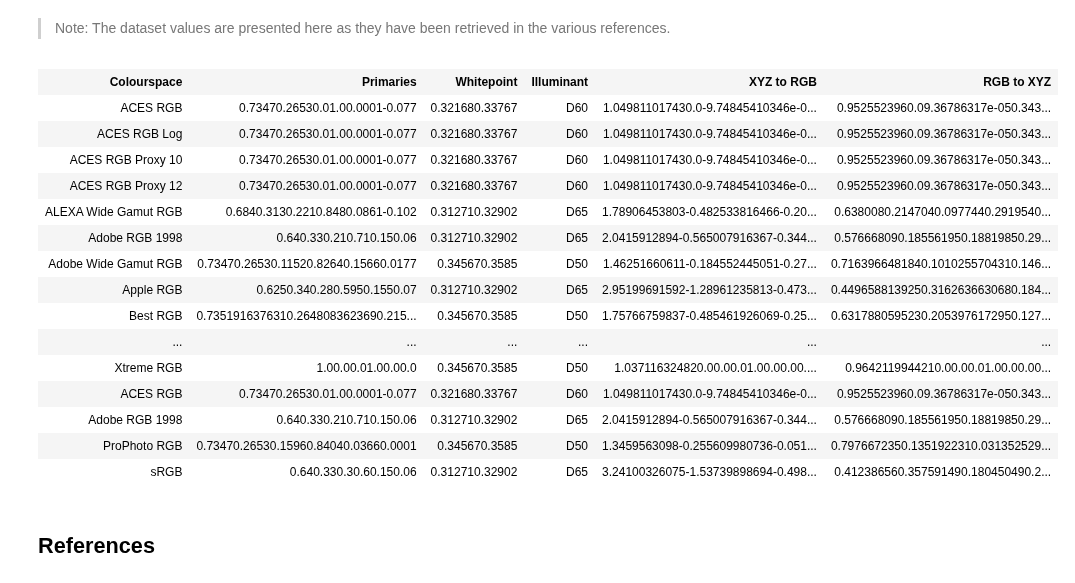
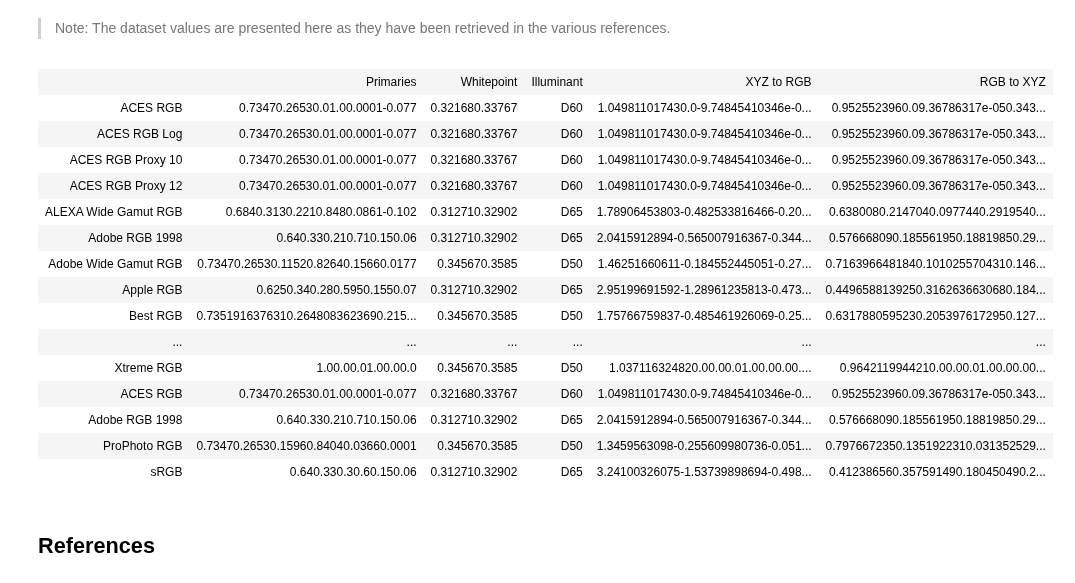
Before and after one commit to colour-science/colour-ramblings, a Jupyter notebook: aces_rgb_-_rgb_colourspace_models_transformation_matrices.ipynb, the cells around one changed output. Drawn from its saved outputs; the diff is of its cells as text; code cells hidden in the pictures.

Commit message:
Update "ACES RGB - RGB Colourspace Models Transformation Matrices" notebook with new tables style.

```diff
--- a/aces_rgb_-_rgb_colourspace_models_transformation_matrices.ipynb
+++ b/aces_rgb_-_rgb_colourspace_models_transformation_matrices.ipynb
@@ -373,34 +373,38 @@ with open('rgb_colourspaces_bianco.tex', 'w') as file:
 > Note: The dataset values are presented here as they have been retrieved in the various references.
 # %%
 def html_format_colourspaces(colourspaces):
-    html = ('<table><tr>'
-            '<th>Colourspace</th>'
-            '<th>'
-            'Primaries</th>'
-            '<th>'
-            'Whitepoint</th>'
-            '<th>'
-            'Illuminant</th>'
-            '<th>'
-            'XYZ to RGB</th>'
-            '<th>'
-            'RGB to XYZ</th></tr>'
-            )
-    for colourspace in colourspaces:
-        html += '<tr>'
-        html += '<td class="font-bold">{0}</td>'.format(colourspace.name)
-        html += '<td>{0}</td>'.format(HTML_format_matrix(colourspace.primaries, precision=None))
-        html += '<td class="text-horizontal-top">{0}</td>'.format(HTML_format_matrix(colourspace.whitepoint, precision=None))
-        html += '<td class="text-horizontal-top">{0}</td>'.format(colourspace.illuminant)
-        html += '<td>{0}</td>'.format(HTML_format_matrix(colourspace.XYZ_to_RGB_matrix, precision=None))
-        html += '<td>{0}</td>'.format(HTML_format_matrix(colourspace.RGB_to_XYZ_matrix, precision=None))
+    html = ('<table class="table">'
+            '<tr class="table-row-column-header">'
+            '<td class="table-canton"></td>'
+            '<td class="table-column-column-header">Primaries</td>'
+            '<td class="table-column-column-header">Whitepoint</td>'
+            '<td class="table-column-column-header">Illuminant</td>'
+            '<td class="table-column-column-header">XYZ to RGB</td>'
+            '<td class="table-column-column-header">RGB to XYZ</td></tr>'
+    )
+    for i, colourspace in enumerate(colourspaces):
+        html += '<tr class="table-row {0}">'.format('table-row-odd' if i % 2 == 0 else '')
+        html += '<td class="table-column-row-header">{0}</td>'.format(
+            colourspace.name)
+        html += '<td class="table-column">{0}</td>'.format(
+            HTML_format_matrix(colourspace.primaries, precision=None))
+        html += '<td class="table-column text-align-center vertical-align-top">{0}</td>'.format(
+            HTML_format_matrix(colourspace.whitepoint, precision=None))
+        html += '<td class="table-column text-align-center vertical-align-top">{0}</td>'.format(
+            colourspace.illuminant)
+        html += '<td class="table-column">{0}</td>'.format(
+            HTML_format_matrix(colourspace.XYZ_to_RGB_matrix, precision=None))
+        html += '<td class="table-column">{0}</td>'.format(
+            HTML_format_matrix(colourspace.RGB_to_XYZ_matrix, precision=None))
         html += '</tr>'
     html += '</table>'
     return html
 
-HTML(html_format_colourspaces((v for k, v in sorted(colour.RGB_COLOURSPACES.items()))))
+
+HTML(html_format_colourspaces(
+    (v for k, v in sorted(colour.RGB_COLOURSPACES.items()))))
 # %% [output]
-| Colourspace | Primaries | Whitepoint | Illuminant | XYZ to RGB | RGB to XYZ |
+|  | Primaries | Whitepoint | Illuminant | XYZ to RGB | RGB to XYZ |
 | ACES RGB | 0.73470.26530.01.00.0001-0.077 | 0.321680.33767 | D60 | 1.049811017430.0-9.74845410346e-0... | 0.9525523960.09.36786317e-050.343... |
 | ACES RGB Log | 0.73470.26530.01.00.0001-0.077 | 0.321680.33767 | D60 | 1.049811017430.0-9.74845410346e-0... | 0.9525523960.09.36786317e-050.343... |
 | ACES RGB Proxy 10 | 0.73470.26530.01.00.0001-0.077 | 0.321680.33767 | D60 | 1.049811017430.0-9.74845410346e-0... | 0.9525523960.09.36786317e-050.343... |
```
Also changed, not shown: parts of 8 cells of this notebook.
